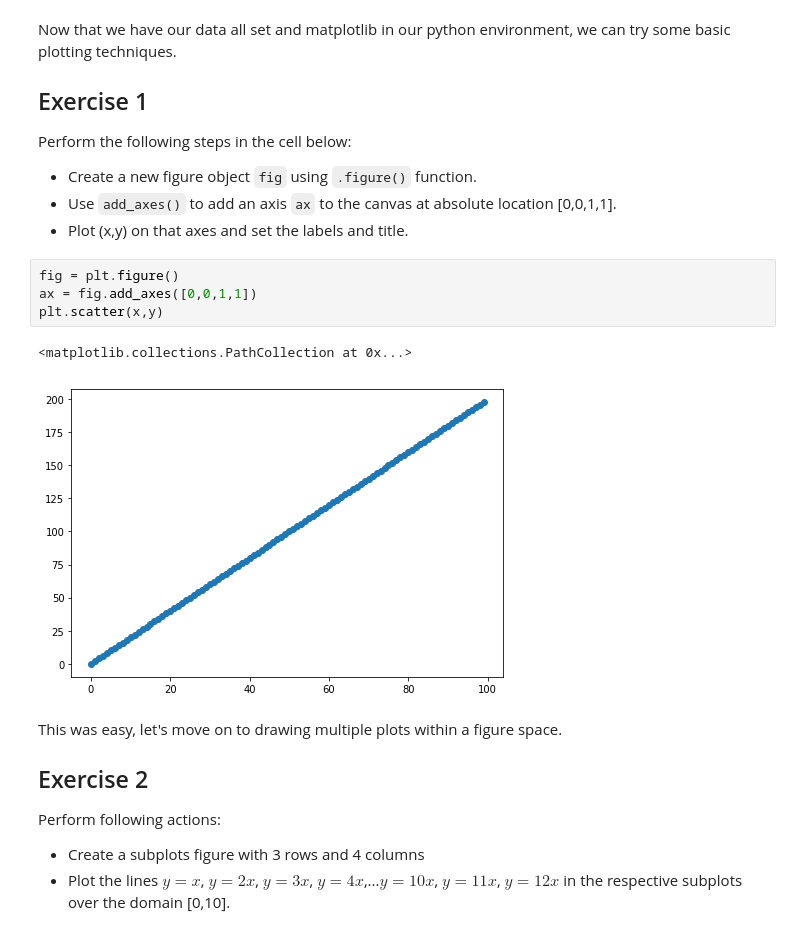
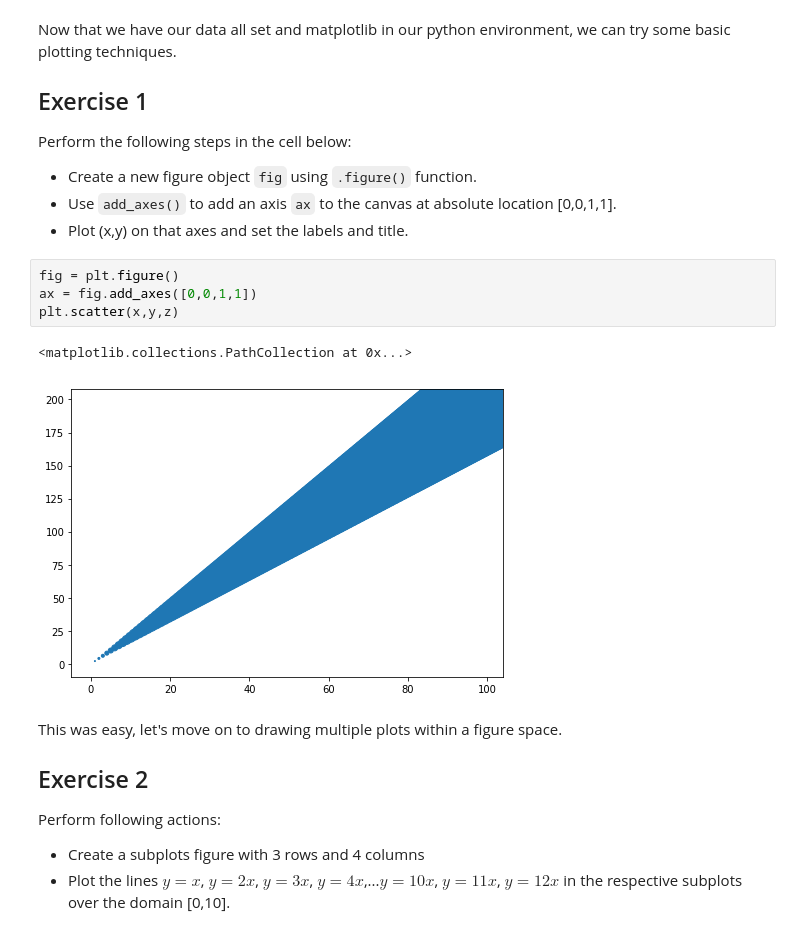
Before and after one commit to TimMango/dsc-more-practice-with-matplotlib-lab-dc-ds-career-042219, a Jupyter notebook: index.ipynb, the cells around one changed output. Cells and saved outputs as stored; diff of their text form.

```diff
--- a/index.ipynb
+++ b/index.ipynb
@@ -63,10 +63,10 @@ Perform the following steps in the cell below:
 # %%
 fig = plt.figure()
 ax = fig.add_axes([0,0,1,1])
-plt.scatter(x,y)
+plt.scatter(x,y,z)
 # %% [output]
 <matplotlib.collections.PathCollection at 0x...>
-[figure, old version]
+[figure, new version]
 # %% [markdown]
 This was easy, let's move on to drawing multiple plots within a figure space.
 
```
